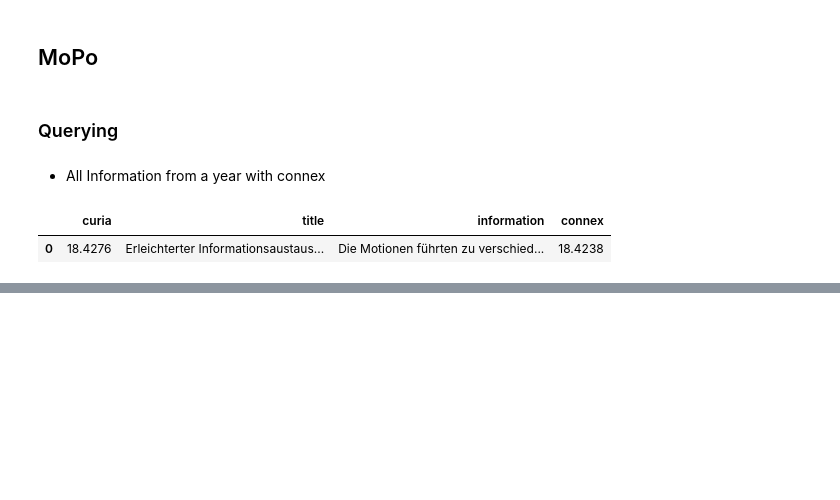
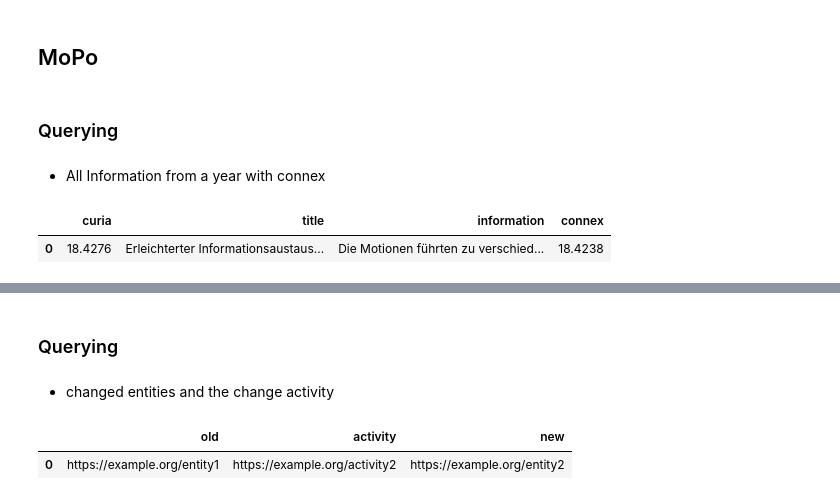
Before and after one commit to swiss/ch-paf-link, a Jupyter notebook: notebooks/chpaf_lite.ipynb, the cells around one changed output, grey strips where cells are left out. Cells and saved outputs as stored; diff of their text form; code cells hidden in the pictures; blank space fills up the shorter version.

```diff
--- a/notebooks/chpaf_lite.ipynb
+++ b/notebooks/chpaf_lite.ipynb
@@ -269,0 +342,27 @@ query_ttl(ttl, query)
+# %% [markdown]
+### Querying
+# %% [markdown]
+- changed entities and the change activity
+# %%
+query = """
+
+PREFIX paf: <https://paf.link/>
+PREFIX chpaf: <https://ch.paf.link/>
+PREFIX prov: <http://www.w3.org/ns/prov#>
+PREFIX schema: <http://schema.org/>
+PREFIX : <https://example.org/>
+
+SELECT ?old ?activity ?new WHERE {
+
+    ?activity a paf:EntityChangeActivity ;
+        prov:used ?old .
+
+    ?new prov:wasGeneratedBy ?activity .
+}
+
+"""
+
+query_ttl(ttl, query)
+# %% [output]
+|  | old | activity | new |
+| 0 | https://example.org/entity1 | https://example.org/activity2 | https://example.org/entity2 |
```
Also changed, not shown: parts of 16 cells of this notebook, 1 other file.
